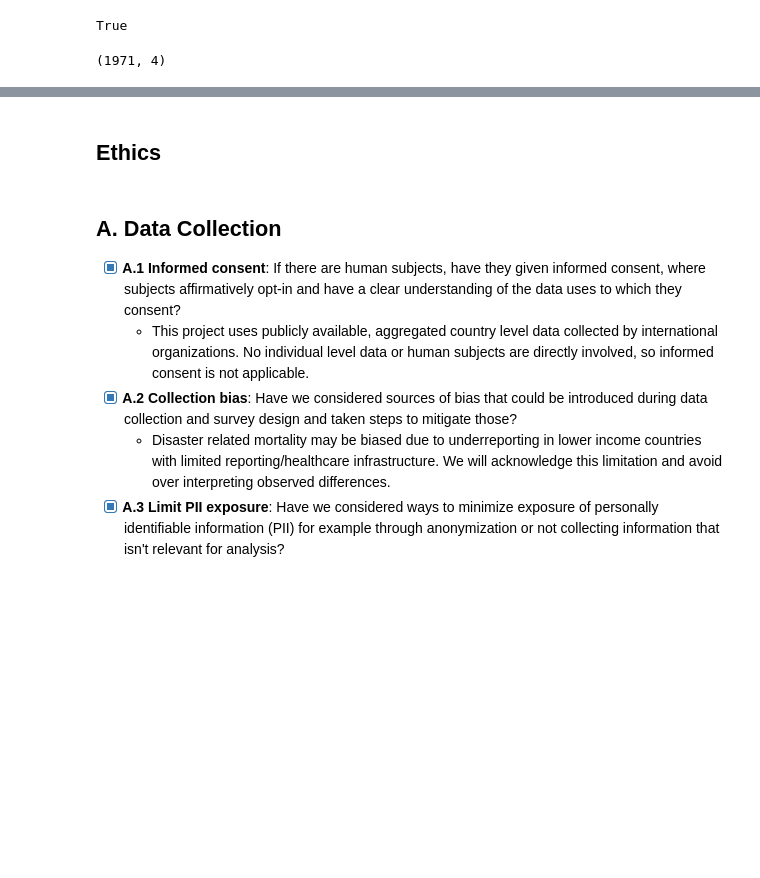
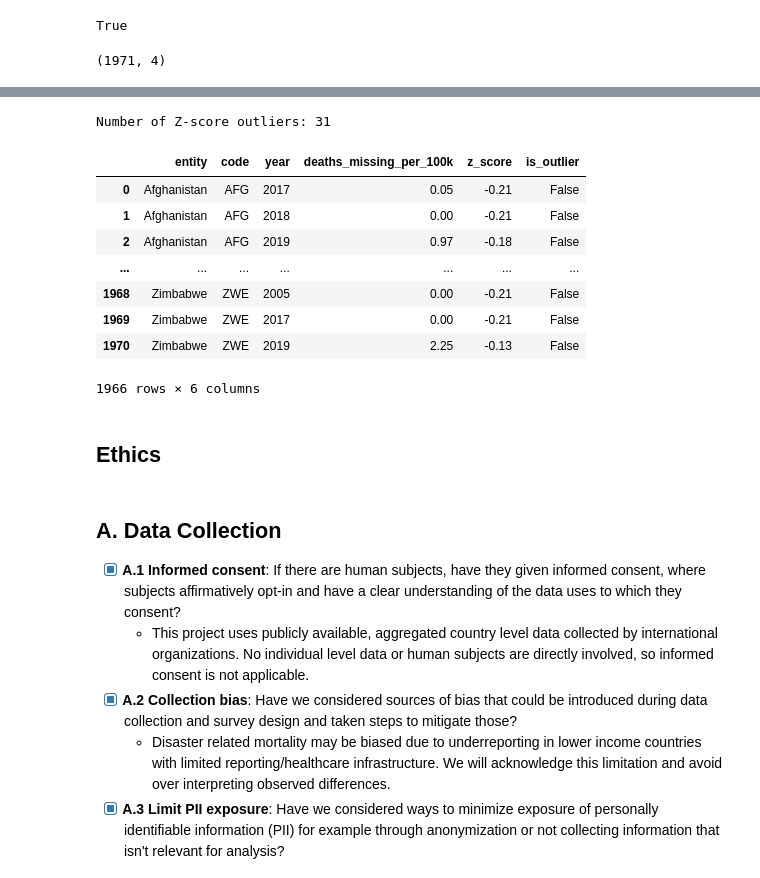
Before and after one commit to COGS108/Group133_WI26, a Jupyter notebook: 01-DataCheckpoint.ipynb, the cells around one changed output, grey strips where cells are left out. Drawn from its saved outputs; the diff is of its cells as text; code cells hidden in the pictures; blank space fills up the shorter version.

```diff
--- a/01-DataCheckpoint.ipynb
+++ b/01-DataCheckpoint.ipynb
@@ -267,0 +304,6 @@ disasters.shape
+# %%
+#restrict to shared time frame
+START_YEAR = 2005
+END_YEAR = 2023
+
+disasters = disasters[(disasters["year"] >= START_YEAR) & (disasters["year"] <= END_YEAR)]
@@ -267,0 +339,27 @@ disasters.shape
+# %%
+import scipy.stats as stats
+from scipy.stats import zscore
+
+#Conducting a z-score to find outliers
+#Outlier is defined as any data point past +/- 3 std
+
+disasters.loc[:, 'z_score'] = zscore(disasters['deaths_missing_per_100k'].fillna(0))
+
+outliers_z = disasters[abs(disasters['z_score']) > 3]
+
+print("Number of Z-score outliers:", len(outliers_z))
+
+#flagged all outlier
+disasters.loc[:, 'is_outlier'] = abs(disasters['z_score']) > 3
+disasters
+# %% [output]
+Number of Z-score outliers: 31
+|  | entity | code | year | deaths_missing_per_100k | z_score | is_outlier |
+| 0 | Afghanistan | AFG | 2017 | 0.05 | -0.21 | False |
+| 1 | Afghanistan | AFG | 2018 | 0.00 | -0.21 | False |
+| 2 | Afghanistan | AFG | 2019 | 0.97 | -0.18 | False |
+| ... | ... | ... | ... | ... | ... | ... |
+| 1968 | Zimbabwe | ZWE | 2005 | 0.00 | -0.21 | False |
+| 1969 | Zimbabwe | ZWE | 2017 | 0.00 | -0.21 | False |
+| 1970 | Zimbabwe | ZWE | 2019 | 2.25 | -0.13 | False |
+1966 rows × 6 columns
```
Also changed, not shown: parts of 13 cells of this notebook.
